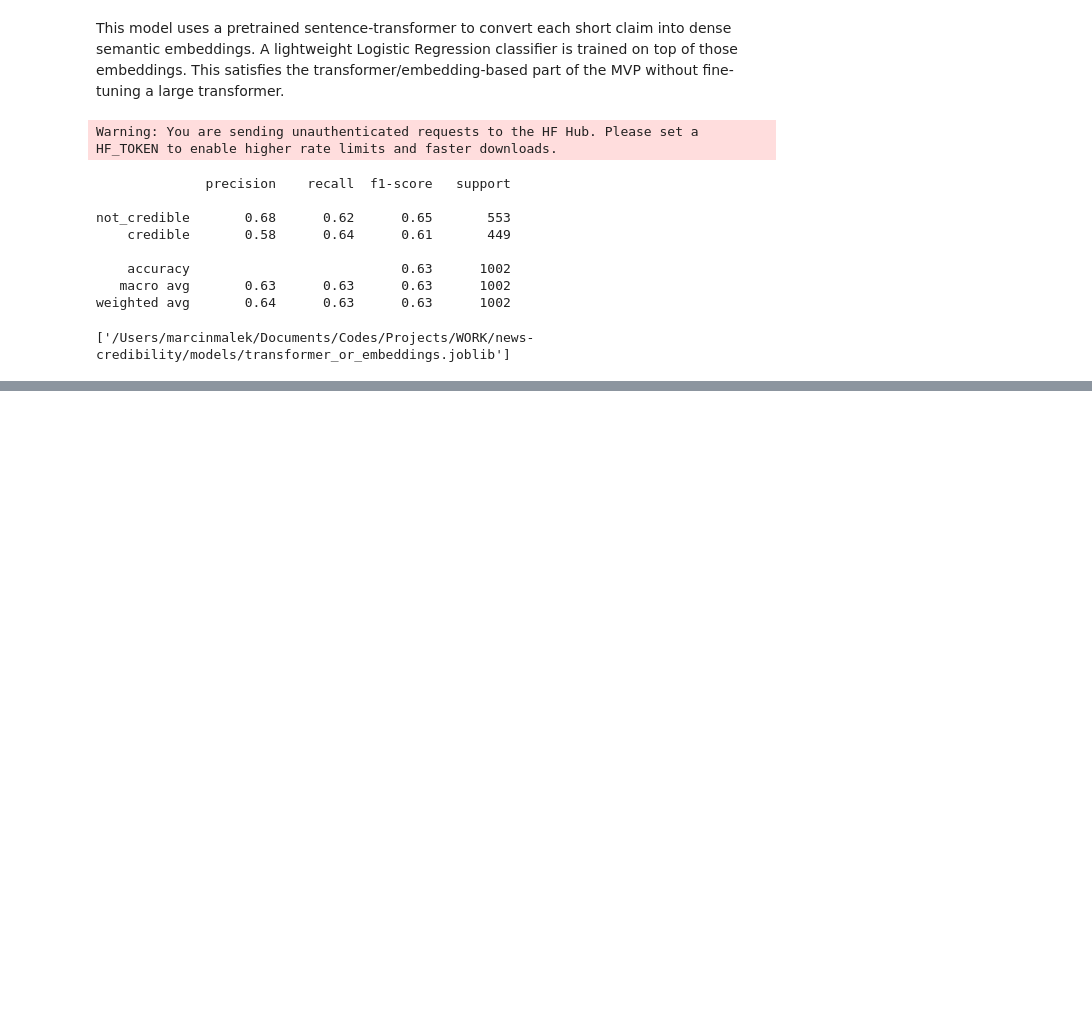
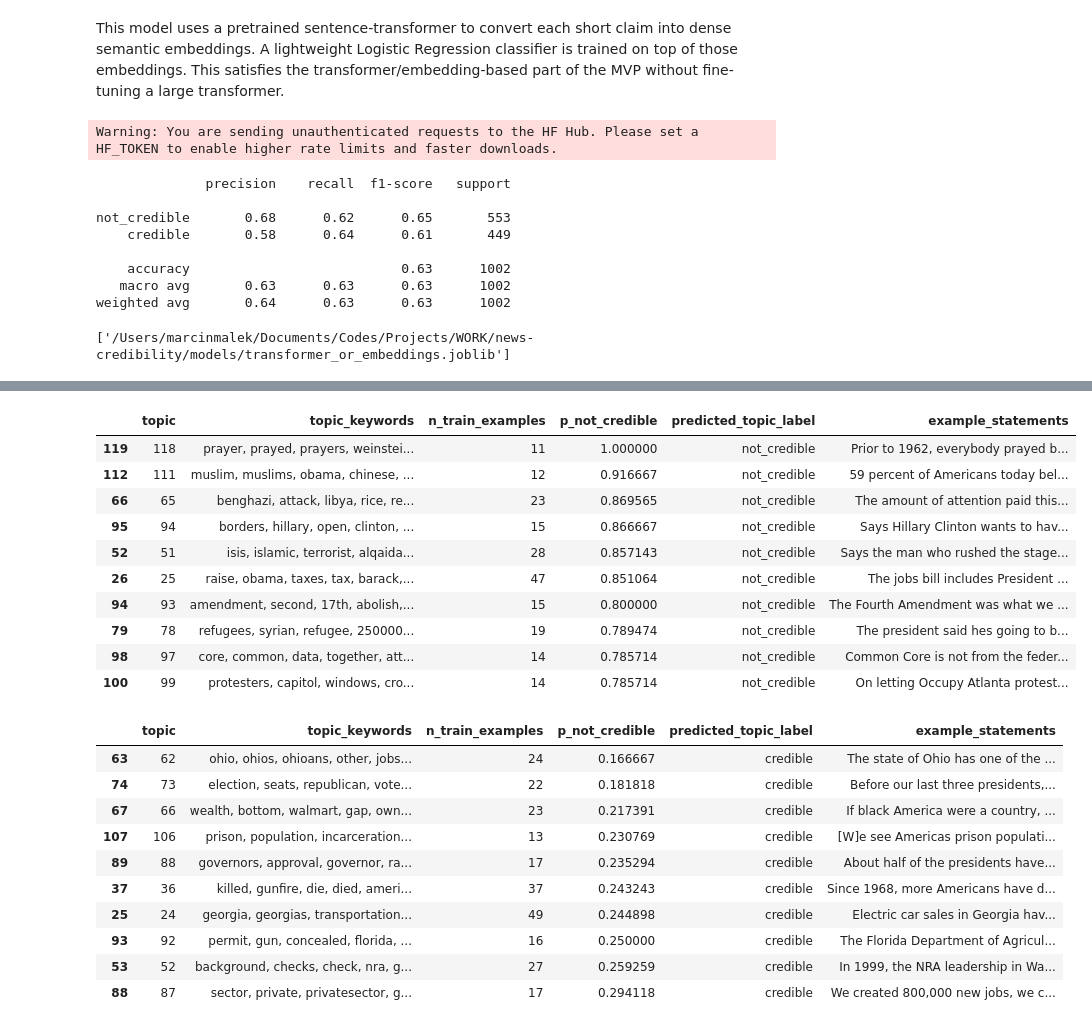
Before and after one commit to greyish-pelagia/news-credibility, a Jupyter notebook: analysis.ipynb, the cells around one changed output, grey strips where cells are left out. Cells and saved outputs as stored; diff of their text form; code cells hidden in the pictures; blank space fills up the shorter version.

Commit message:
feat: add bertopic topic risk model

```diff
--- a/analysis.ipynb
+++ b/analysis.ipynb
@@ -299,0 +340,33 @@ joblib.dump(
+# %%
+def topic_keywords(topic: int, top_n: int = 10) -> str:
+    if topic == -1:
+        return "outlier/noise"
+    words = bertopic_model.get_topic(topic) or []
+    return ", ".join(word for word, _ in words[:top_n])
+
+
+def topic_examples(topic: int, n: int = 3) -> str:
+    examples = (
+        train_topic_df[train_topic_df["topic"] == topic]["statement"]
+        .head(n)
+        .tolist()
+    )
+    return " || ".join(examples)
+
+
+topic_risk["topic_keywords"] = topic_risk["topic"].apply(topic_keywords)
+topic_risk["example_statements"] = topic_risk["topic"].apply(topic_examples)
+
+topic_risk = topic_risk[
+    [
+        "topic",
+        "topic_keywords",
+        "n_train_examples",
+        "p_not_credible",
+        "predicted_topic_label",
+        "example_statements",
+    ]
+]
+
+topic_risk.to_csv(REPORTS_DIR / "bertopic_topic_risk.csv", index=False)
+topic_risk.head()
@@ -299,0 +424,34 @@ joblib.dump(
+# %%
+top_not_credible_topics = topic_risk.sort_values(
+    ["p_not_credible", "n_train_examples"], ascending=[False, False]
+).head(10)
+
+top_credible_topics = topic_risk.sort_values(
+    ["p_not_credible", "n_train_examples"], ascending=[True, False]
+).head(10)
+
+display(top_not_credible_topics)
+display(top_credible_topics)
+# %% [output]
+|  | topic | topic_keywords | n_train_examples | p_not_credible | predicted_topic_label | example_statements |
+| 119 | 118 | prayer, prayed, prayers, weinstei... | 11 | 1.000000 | not_credible | Prior to 1962, everybody prayed b... |
+| 112 | 111 | muslim, muslims, obama, chinese, ... | 12 | 0.916667 | not_credible | 59 percent of Americans today bel... |
+| 66 | 65 | benghazi, attack, libya, rice, re... | 23 | 0.869565 | not_credible | The amount of attention paid this... |
+| 95 | 94 | borders, hillary, open, clinton, ... | 15 | 0.866667 | not_credible | Says Hillary Clinton wants to hav... |
+| 52 | 51 | isis, islamic, terrorist, alqaida... | 28 | 0.857143 | not_credible | Says the man who rushed the stage... |
+| 26 | 25 | raise, obama, taxes, tax, barack,... | 47 | 0.851064 | not_credible | The jobs bill includes President ... |
+| 94 | 93 | amendment, second, 17th, abolish,... | 15 | 0.800000 | not_credible | The Fourth Amendment was what we ... |
+| 79 | 78 | refugees, syrian, refugee, 250000... | 19 | 0.789474 | not_credible | The president said hes going to b... |
+| 98 | 97 | core, common, data, together, att... | 14 | 0.785714 | not_credible | Common Core is not from the feder... |
+| 100 | 99 | protesters, capitol, windows, cro... | 14 | 0.785714 | not_credible | On letting Occupy Atlanta protest... |
+|  | topic | topic_keywords | n_train_examples | p_not_credible | predicted_topic_label | example_statements |
+| 63 | 62 | ohio, ohios, ohioans, other, jobs... | 24 | 0.166667 | credible | The state of Ohio has one of the ... |
+| 74 | 73 | election, seats, republican, vote... | 22 | 0.181818 | credible | Before our last three presidents,... |
+| 67 | 66 | wealth, bottom, walmart, gap, own... | 23 | 0.217391 | credible | If black America were a country, ... |
+| 107 | 106 | prison, population, incarceration... | 13 | 0.230769 | credible | [W]e see Americas prison populati... |
+| 89 | 88 | governors, approval, governor, ra... | 17 | 0.235294 | credible | About half of the presidents have... |
+| 37 | 36 | killed, gunfire, die, died, ameri... | 37 | 0.243243 | credible | Since 1968, more Americans have d... |
+| 25 | 24 | georgia, georgias, transportation... | 49 | 0.244898 | credible | Electric car sales in Georgia hav... |
+| 93 | 92 | permit, gun, concealed, florida, ... | 16 | 0.250000 | credible | The Florida Department of Agricul... |
+| 53 | 52 | background, checks, check, nra, g... | 27 | 0.259259 | credible | In 1999, the NRA leadership in Wa... |
+| 88 | 87 | sector, private, privatesector, g... | 17 | 0.294118 | credible | We created 800,000 new jobs, we c... |
```
Also changed, not shown: parts of 7 cells of this notebook, 2 other files.
